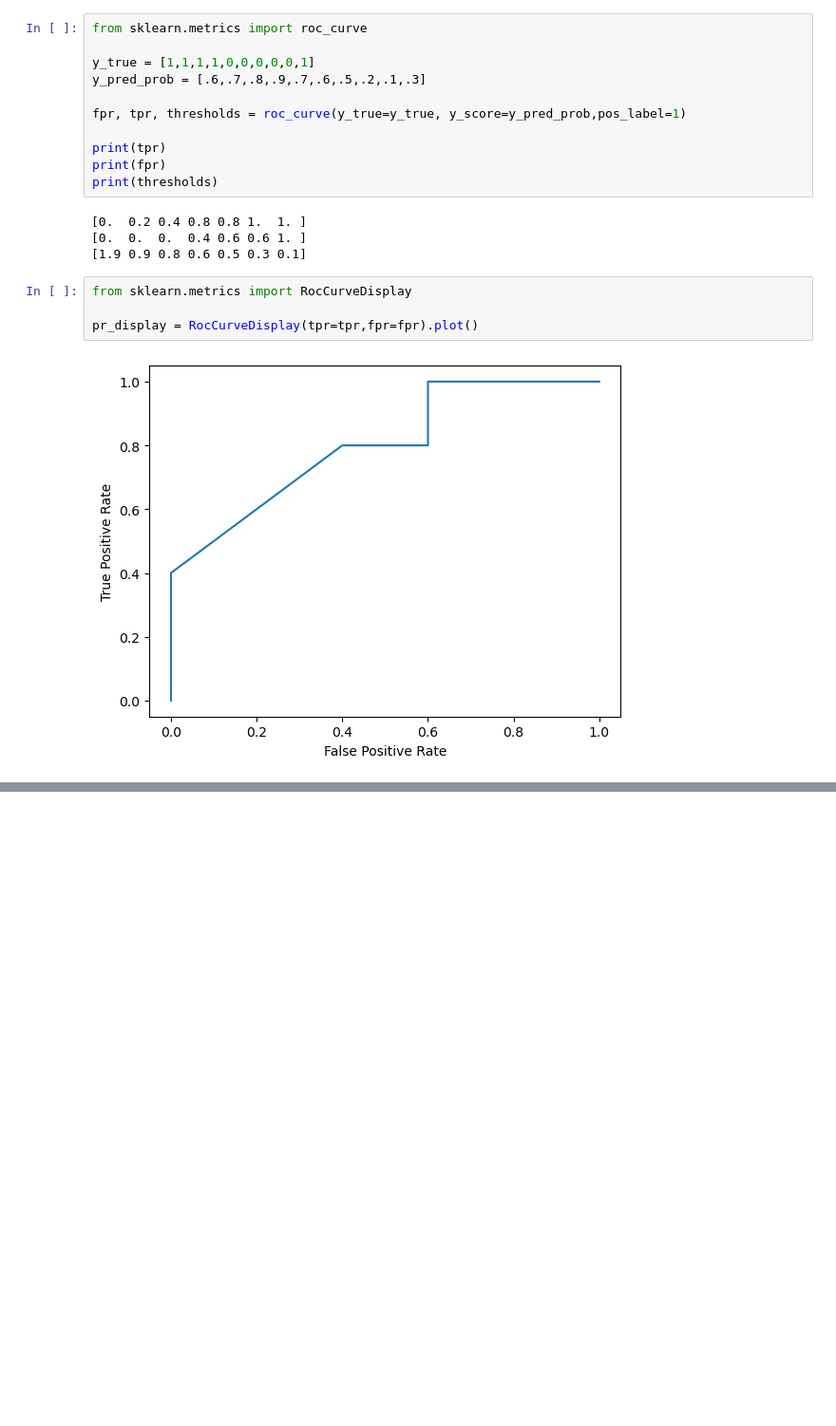
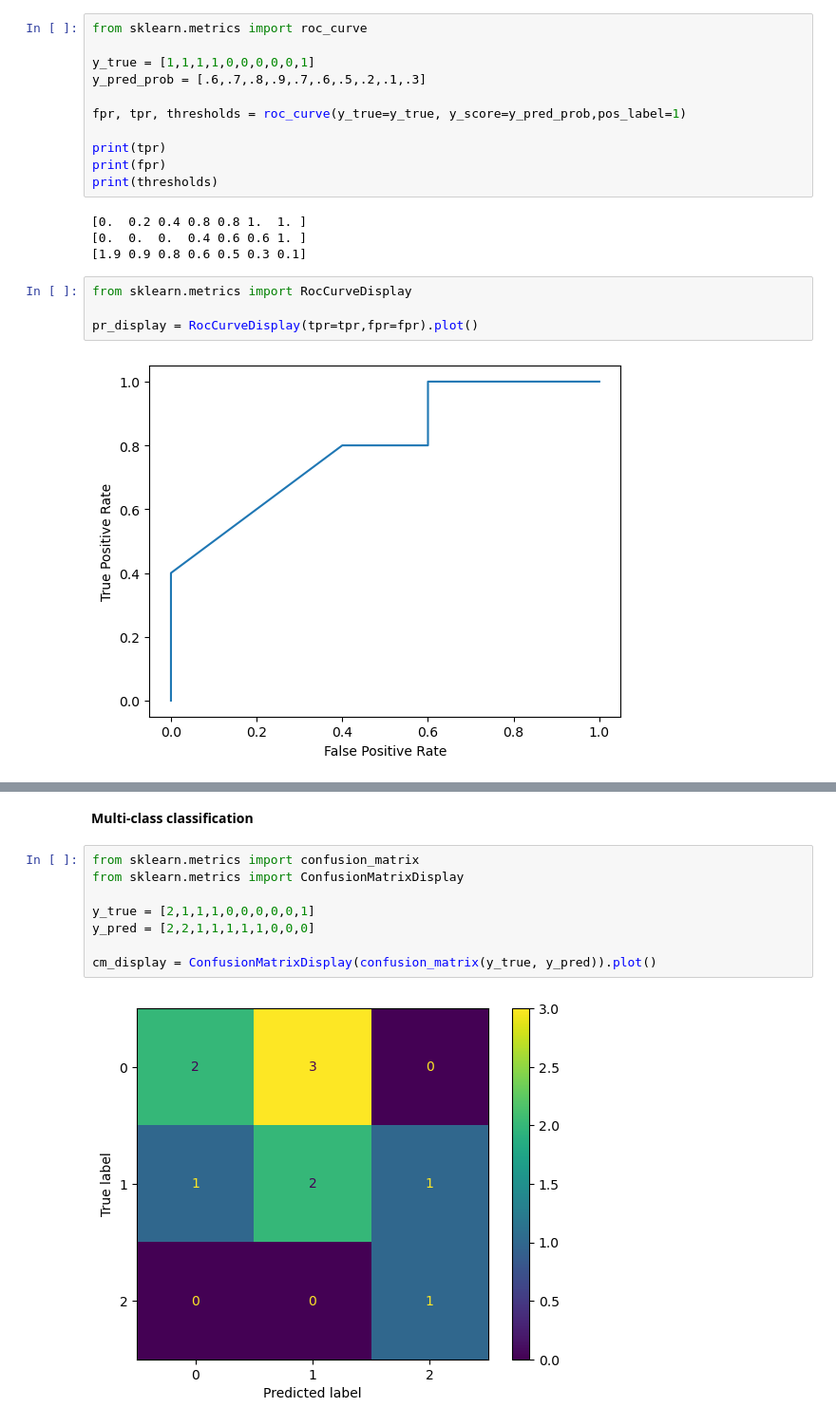
Before and after one commit to Edoch94/AAAMLP-notes, a Jupyter notebook: 2_evaluation_metrics.ipynb, the cells around one changed output, grey strips where cells are left out. Shown at 95% size. Cells and saved outputs as stored; diff of their text form; blank space fills up the shorter version.

```diff
--- a/2_evaluation_metrics.ipynb
+++ b/2_evaluation_metrics.ipynb
@@ -344,0 +414,12 @@ print(auc)
+# %% [markdown]
+**Multi-class classification**
+# %%
+from sklearn.metrics import confusion_matrix
+from sklearn.metrics import ConfusionMatrixDisplay
+
+y_true = [2,1,1,1,0,0,0,0,0,1]
+y_pred = [2,2,1,1,1,1,1,0,0,0]
+
+cm_display = ConfusionMatrixDisplay(confusion_matrix(y_true, y_pred)).plot()
+# %% [output]
+[figure, added]
```
Also changed, not shown: parts of 23 cells of this notebook.
